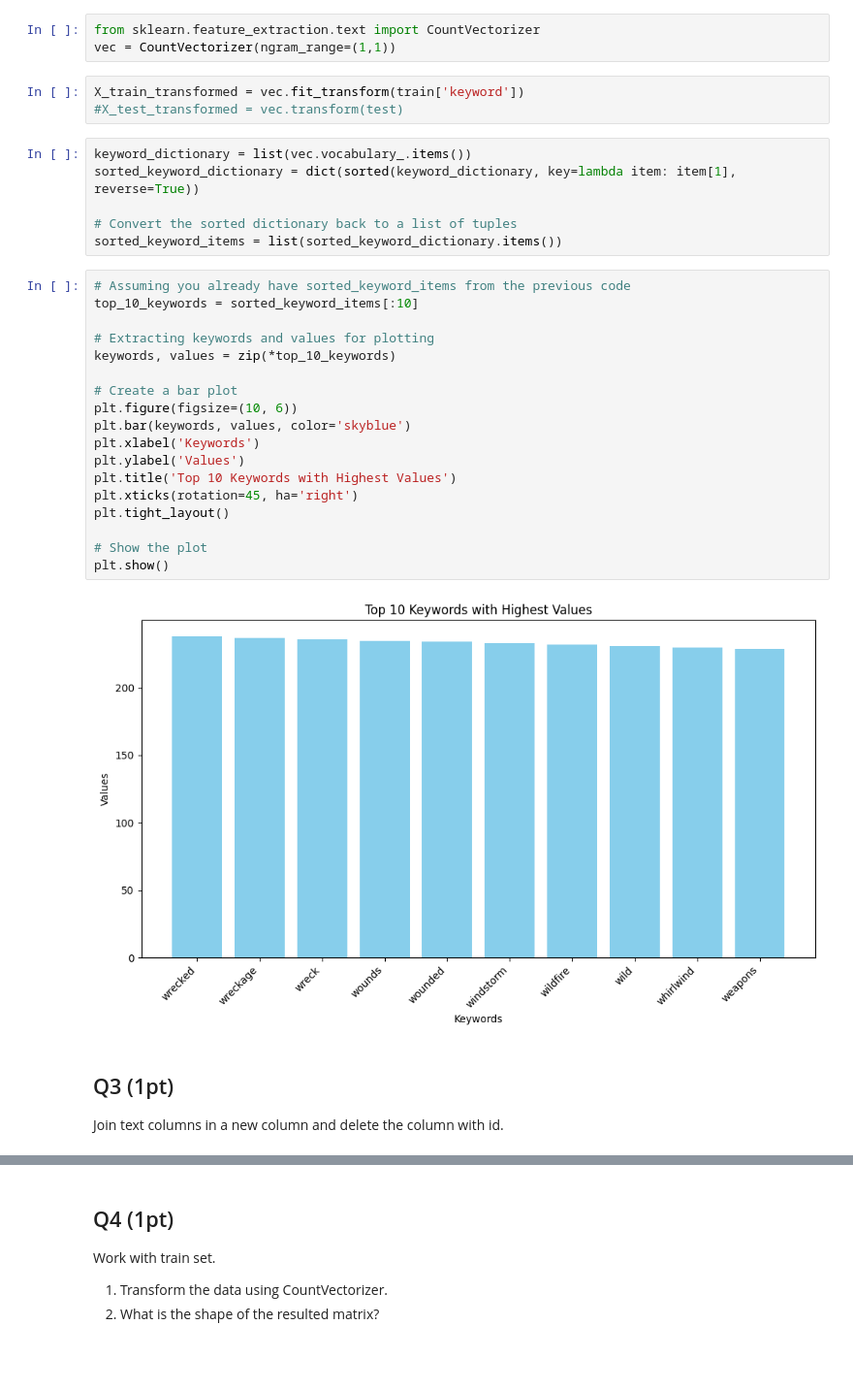
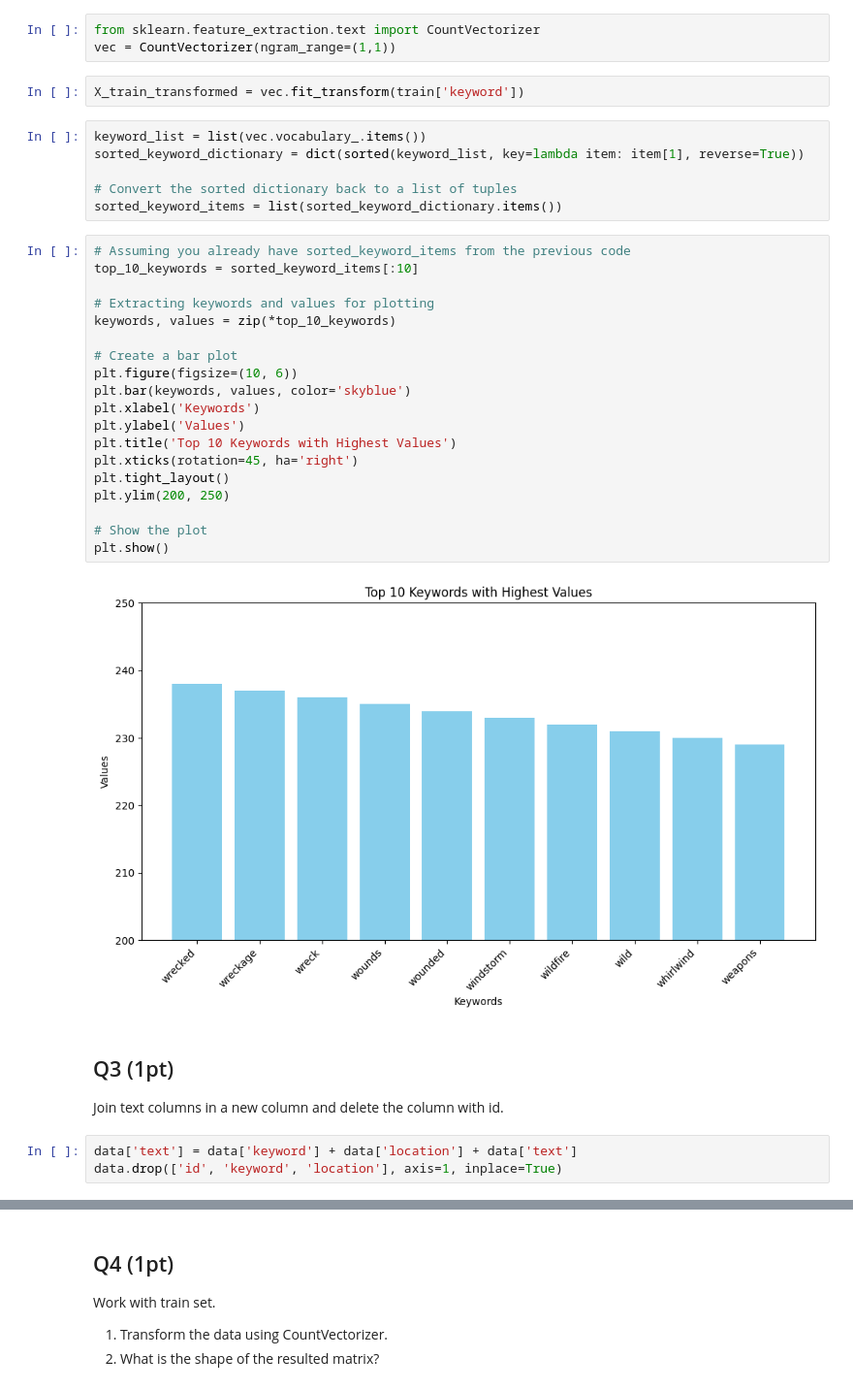
Before and after one commit to YKhalitov/College-Projects, a Jupyter notebook: RIT-Projects/Machine Learning - CSCI 335/HW4.ipynb, the cells around one changed output, grey strips where cells are left out. Shown at 97% size. Saved outputs shown, nothing was run; the diff lists cells and outputs as text; blank space fills up the shorter version.

```diff
--- a/RIT-Projects/Machine Learning - CSCI 335/HW4.ipynb
+++ b/RIT-Projects/Machine Learning - CSCI 335/HW4.ipynb
@@ -84,35 +84,38 @@ from sklearn.feature_extraction.text import CountVectorizer
 vec = CountVectorizer(ngram_range=(1,1))
 # %%
 X_train_transformed = vec.fit_transform(train['keyword'])
-#X_test_transformed = vec.transform(test)
 # %%
-keyword_dictionary = list(vec.vocabulary_.items())
-sorted_keyword_dictionary = dict(sorted(keyword_dictionary, key=lambda item: item[1], reverse=True))
+keyword_list = list(vec.vocabulary_.items())
+sorted_keyword_dictionary = dict(sorted(keyword_list, key=lambda item: item[1], reverse=True))
 
 # Convert the sorted dictionary back to a list of tuples
 sorted_keyword_items = list(sorted_keyword_dictionary.items())
 # %%
 # Assuming you already have sorted_keyword_items from the previous code
 top_10_keywords = sorted_keyword_items[:10]
 
 # Extracting keywords and values for plotting
 keywords, values = zip(*top_10_keywords)
 
 # Create a bar plot
 plt.figure(figsize=(10, 6))
 plt.bar(keywords, values, color='skyblue')
 plt.xlabel('Keywords')
 plt.ylabel('Values')
 plt.title('Top 10 Keywords with Highest Values')
 plt.xticks(rotation=45, ha='right')
 plt.tight_layout()
+plt.ylim(200, 250)
 
 # Show the plot
 plt.show()
 # %% [output]
-[figure, old version]
+[figure, new version]
 # %% [markdown]
 ## Q3 (1pt)
 
 Join text columns in a new column and delete the column with id.
+# %%
+data['text'] = data['keyword'] + data['location'] + data['text']
+data.drop(['id', 'keyword', 'location'], axis=1, inplace=True)
 # %%
```
Also changed, not shown: parts of 11 cells of this notebook.
